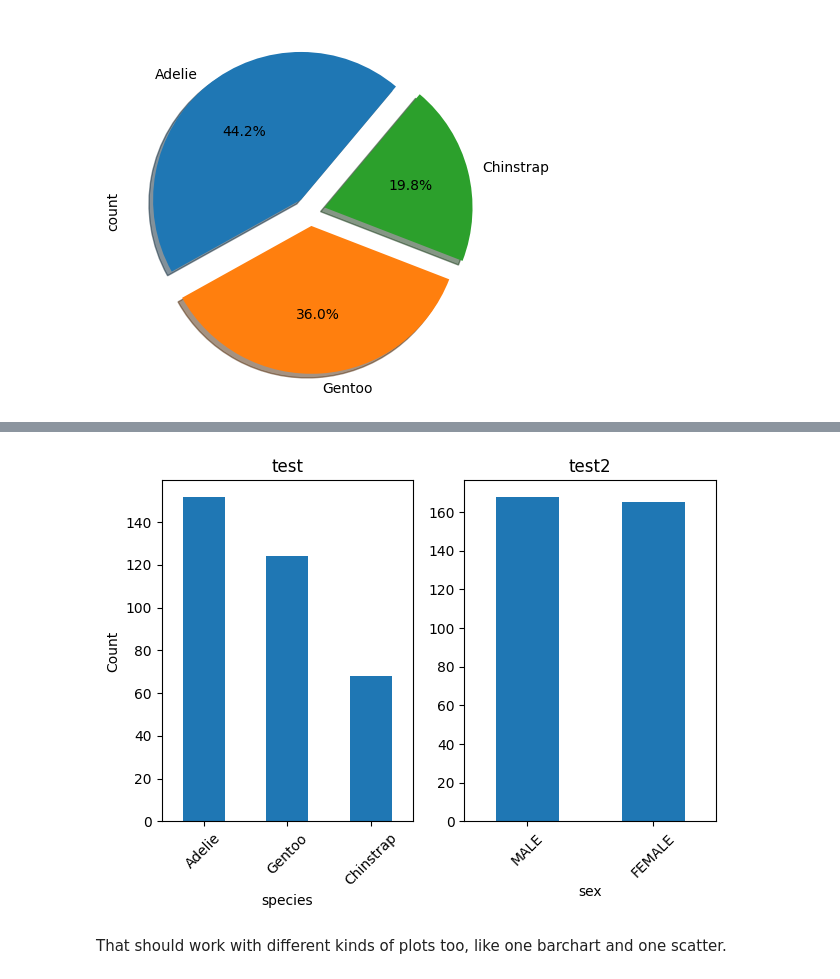
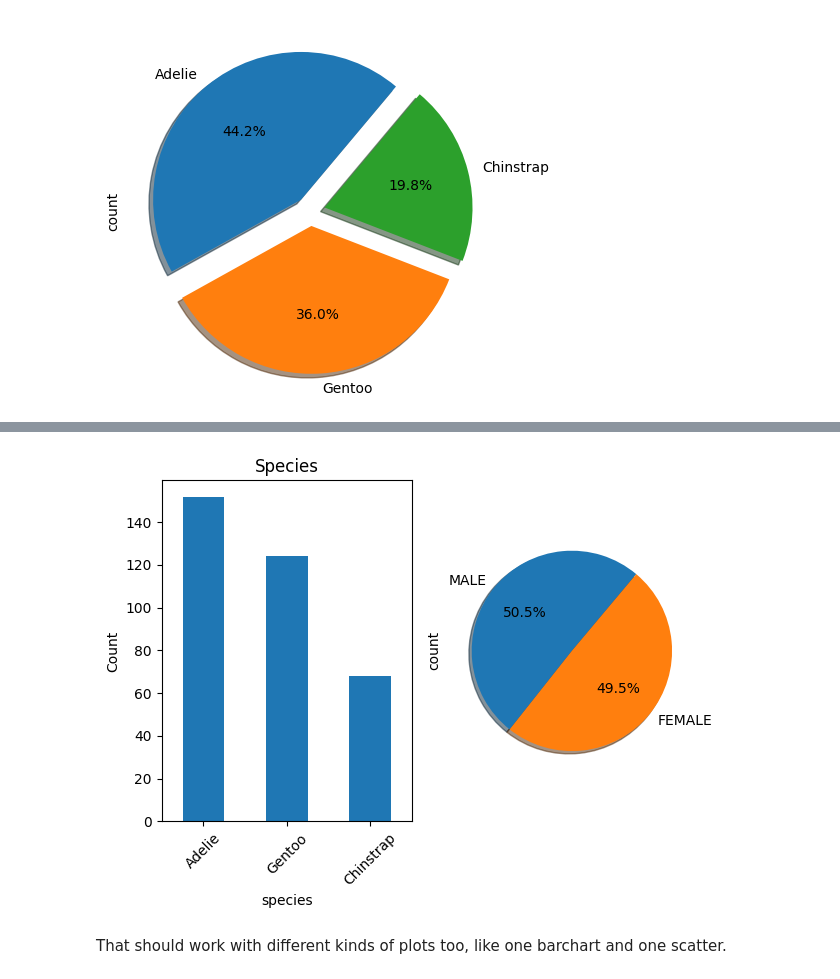
Before and after one commit to holmstead/principles_of_data_analytics, a Jupyter notebook: penguins.ipynb, the cells around one changed output, grey strips where cells are left out. Saved outputs shown, nothing was run; the diff lists cells and outputs as text; code cells hidden in the pictures.

Commit message:
removed some fluff, tidied up some plots

```diff
--- a/penguins.ipynb
+++ b/penguins.ipynb
@@ -238,23 +229,22 @@ Lets try to put two barcharts together using a *stateless* approach.
 # %%
 # set up the canvas to have subplots
-# (1, 2) sets how many subplots: one row, two columns
-fig, axes = plt.subplots(1, 2)
-# note the size of the plot could be set using figsize=(x, y))
+# (N, n) sets how many subplots: N row, n columns
+fig, ax = plt.subplots(1, 2)
 
 # plot species count
-df['species'].value_counts().plot(kind='bar', ylabel="Count",rot=45, ax=axes[0])
+df["species"].value_counts().plot(kind="bar", ylabel="Count", rot=45, ax=ax[0])
 
 # plot sex count
-df['sex'].value_counts().plot(kind='bar',rot=45, ax=axes[1])
+df["sex"].value_counts().plot.pie(autopct='%.1f%%', shadow=True, startangle=50, ax=ax[1])
 
 # add titles
-axes[0].set_title('test')
-axes[1].set_title('test2')
+ax[0].set_title("Species")
+#ax[1].set_title("Sex")
 
 # auto adjust layout of plots using tight_layout()
 plt.tight_layout()
 # %% [output]
-[figure, old version]
+[figure, new version]
 # %% [markdown]
 That should work with different kinds of plots too, like one barchart and one scatter.
 # %% [markdown]
```
Also changed, not shown: parts of 19 cells of this notebook.
